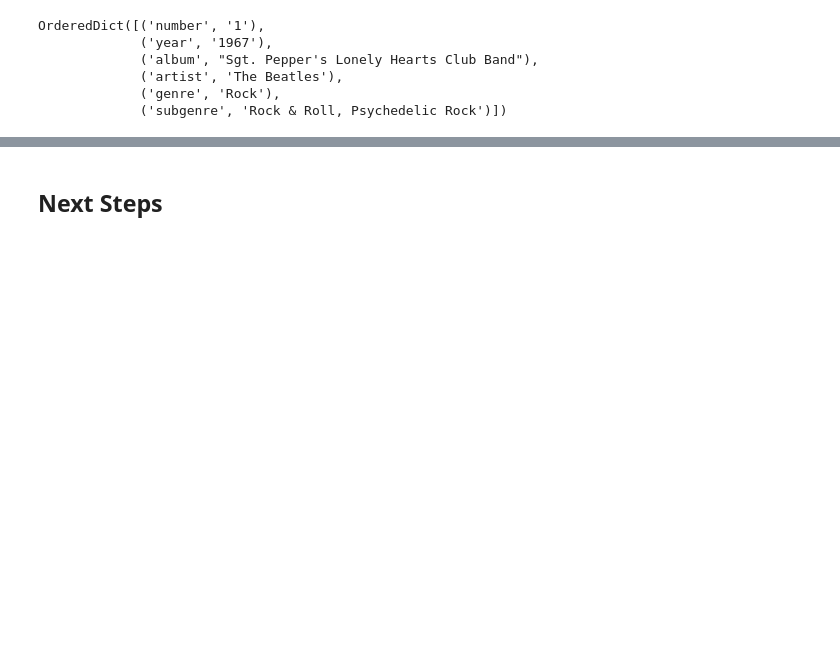
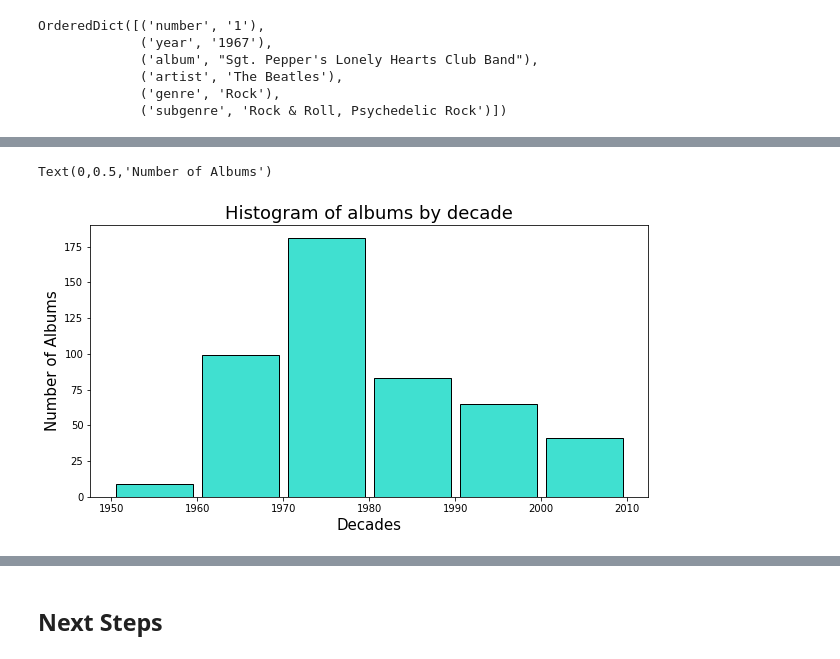
Before and after one commit to vanitoz/nyc-mhtn-ds-120720-lectures, a Jupyter notebook: Phase_1/rolling-stones/index.ipynb, the cells around one changed output, grey strips where cells are left out. Saved outputs shown, nothing was run; the diff lists cells and outputs as text; code cells hidden in the pictures; blank space fills up the shorter version.

```diff
--- a/Phase_1/rolling-stones/index.ipynb
+++ b/Phase_1/rolling-stones/index.ipynb
@@ -46,8 +46,9 @@ Each of the following functions can be defined in the `functions.py` file.
   * Histogram by genre - Returns a histogram with each genre pointing to the number of albums that are categorized as being in that genre.
 # %%
 import csv
+import matplotlib.pyplot as plt
 with open('data.csv') as f:
 # we are using DictReader because we want our information to be in dictionary format.
     reader = csv.DictReader(f)
-    info_lst =list(reader)
+    albums_list =list(reader)
 # %%
@@ -128,0 +203,13 @@ def find_by_ranks(rank_1,rank_2):
+# %%
+years_albums = [ int(d['year']) for d in albums_list ]
+years_decades = [ (year//10)*10 for year in years_albums ]
+
+fig, ax = plt.subplots(figsize=(10,5))   # create a fig and axis
+
+ax.hist(years_decades, bins=6, color='turquoise', rwidth = 0.9, edgecolor= 'black')  # taking our axis and plot on it
+ax.set_title('Histogram of albums by decade', size= 18)
+ax.set_xlabel('Decades', size=15)
+ax.set_ylabel('Number of Albums', size=15)
+# %% [output]
+Text(0,0.5,'Number of Albums')
+[figure, added]
```
Also changed, not shown: parts of 53 cells of this notebook, 4 other files.
